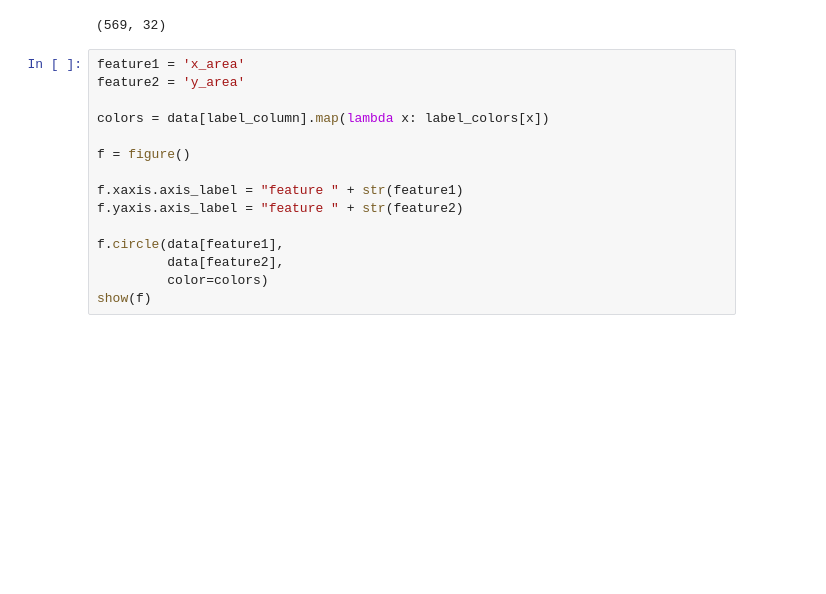
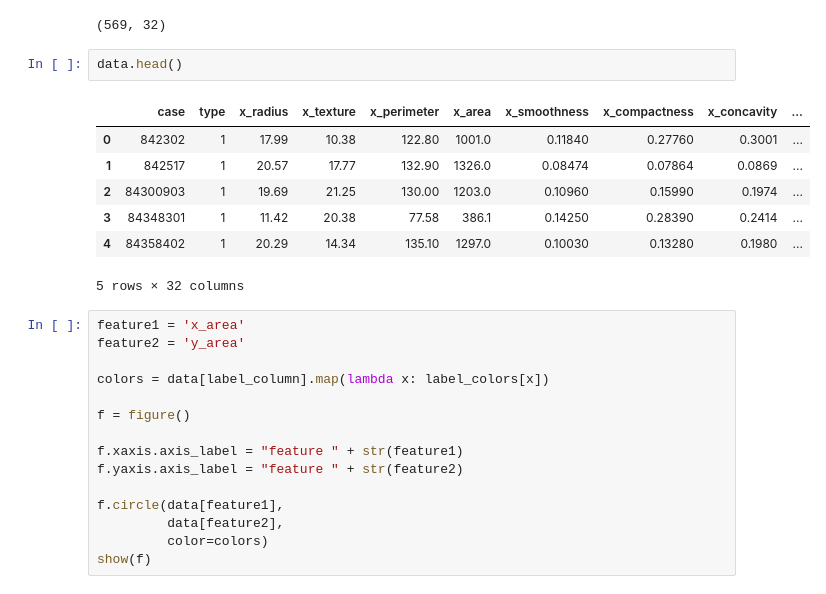
Before and after one commit to fisadev/keras_experiments, a Jupyter notebook: experiments.ipynb, the cells around one changed output. Drawn from its saved outputs; the diff is of its cells as text; blank space fills up the shorter version.

```diff
--- a/experiments.ipynb
+++ b/experiments.ipynb
@@ -47,6 +47,16 @@ data['type'] = data['type'].map(lambda x: 1 if x == 'M' else 0)
 print(data.shape)
 # %% [output]
 (569, 32)
+# %%
+data.head()
+# %% [output]
+|  | case | type | x_radius | x_texture | x_perimeter | x_area | x_smoothness | x_compactness | x_concavity | ... |
+| 0 | 842302 | 1 | 17.99 | 10.38 | 122.80 | 1001.0 | 0.11840 | 0.27760 | 0.3001 | ... |
+| 1 | 842517 | 1 | 20.57 | 17.77 | 132.90 | 1326.0 | 0.08474 | 0.07864 | 0.0869 | ... |
+| 2 | 84300903 | 1 | 19.69 | 21.25 | 130.00 | 1203.0 | 0.10960 | 0.15990 | 0.1974 | ... |
+| 3 | 84348301 | 1 | 11.42 | 20.38 | 77.58 | 386.1 | 0.14250 | 0.28390 | 0.2414 | ... |
+| 4 | 84358402 | 1 | 20.29 | 14.34 | 135.10 | 1297.0 | 0.10030 | 0.13280 | 0.1980 | ... |
+5 rows × 32 columns
 # %%
 feature1 = 'x_area'
 feature2 = 'y_area'
```
Also changed, not shown: parts of 2 cells of this notebook.
